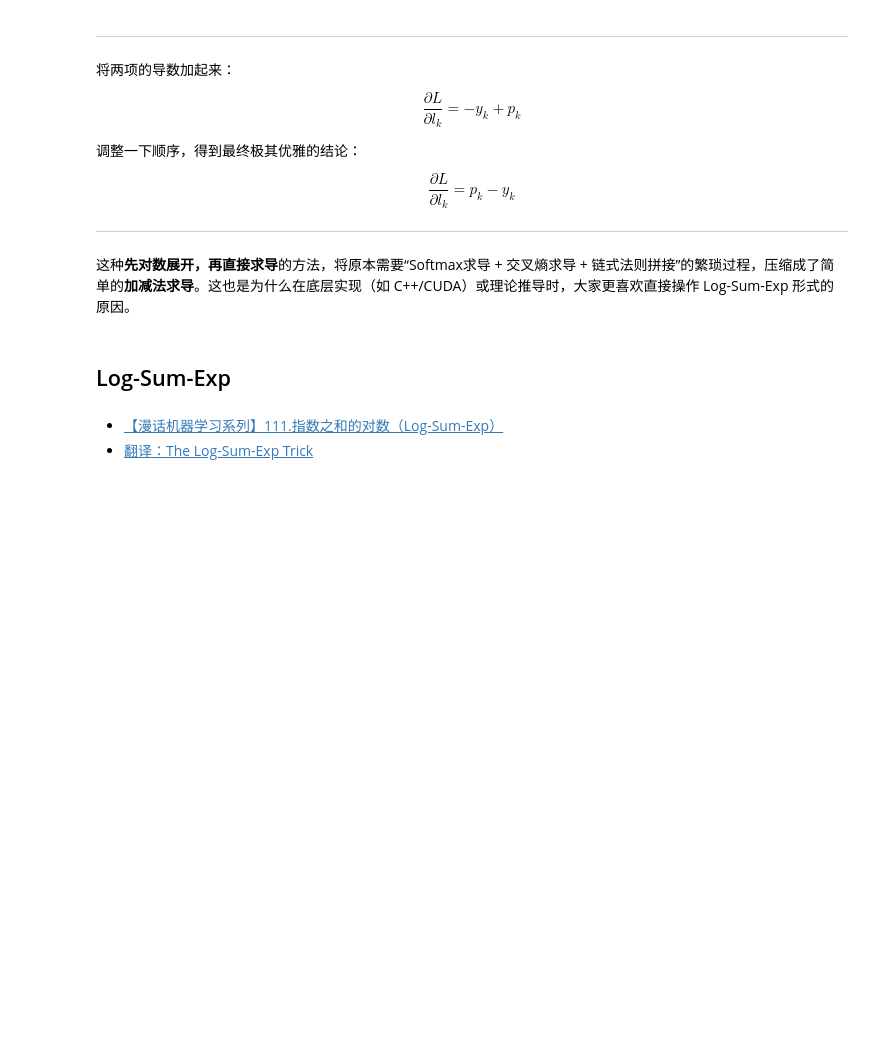
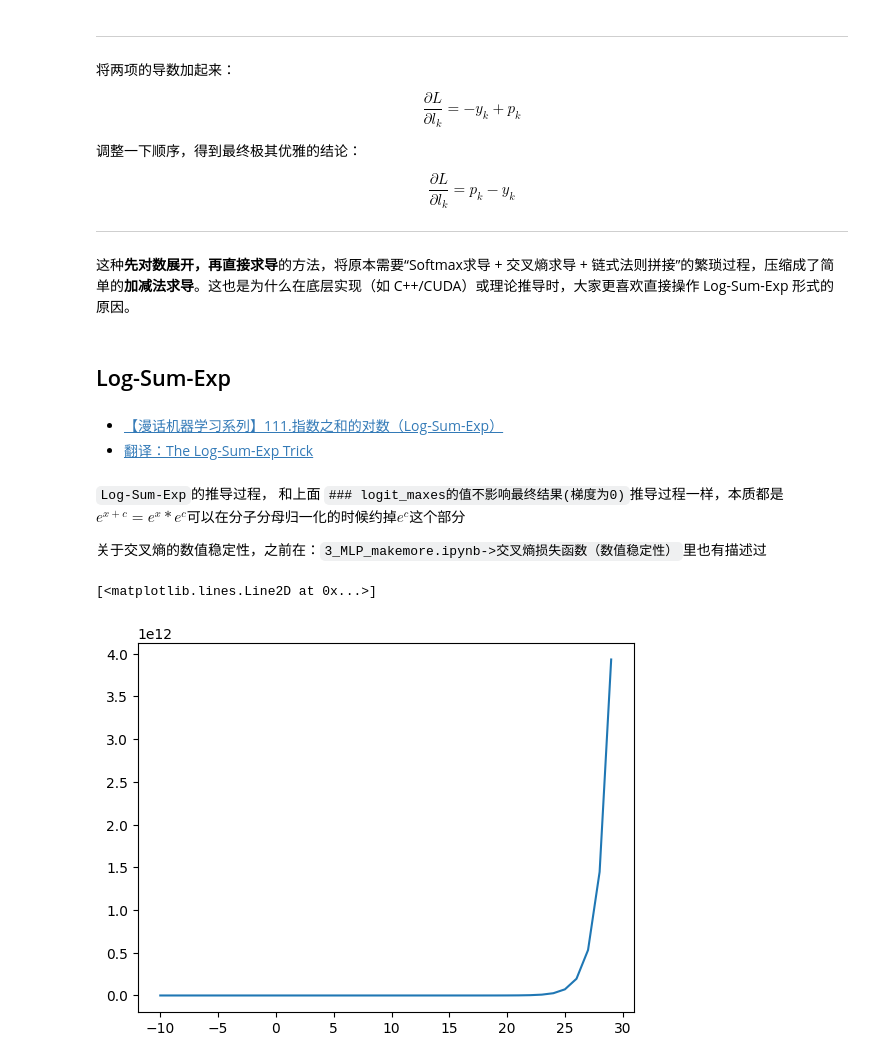
Before and after one commit to CastleDream/learnGPTfromScratch, a Jupyter notebook: code/5_backward_makemore.ipynb, the cells around one changed output. Cells and saved outputs as stored; diff of their text form; code cells hidden in the pictures; blank space fills up the shorter version.

```diff
--- a/code/5_backward_makemore.ipynb
+++ b/code/5_backward_makemore.ipynb
@@ -1675,3 +1820,15 @@ $$
 # %% [markdown]
 + [【漫话机器学习系列】111.指数之和的对数（Log-Sum-Exp）](https://blog.csdn.net/IT_ORACLE/article/details/145943169)
 + [翻译：The Log-Sum-Exp Trick](http://fancyerii.github.io/2025/07/06/logsumexp/)
+# %% [markdown]
+`Log-Sum-Exp`的推导过程， 和上面 `### logit_maxes的值不影响最终结果(梯度为0)`推导过程一样，本质都是$e^{x+c} =e^x * e^c$可以在分子分母归一化的时候约掉$e^c$这个部分
+
+关于交叉熵的数值稳定性，之前在：`3_MLP_makemore.ipynb->交叉熵损失函数（数值稳定性）`里也有描述过
+# %%
+import math
+x = list(range(-10,30))
+y = [math.e**(i) for i in x]
+plt.plot(x,y)
+# %% [output]
+[<matplotlib.lines.Line2D at 0x...>]
+[figure, added]
```
Also changed, not shown: parts of 28 cells of this notebook, 2 other files.
